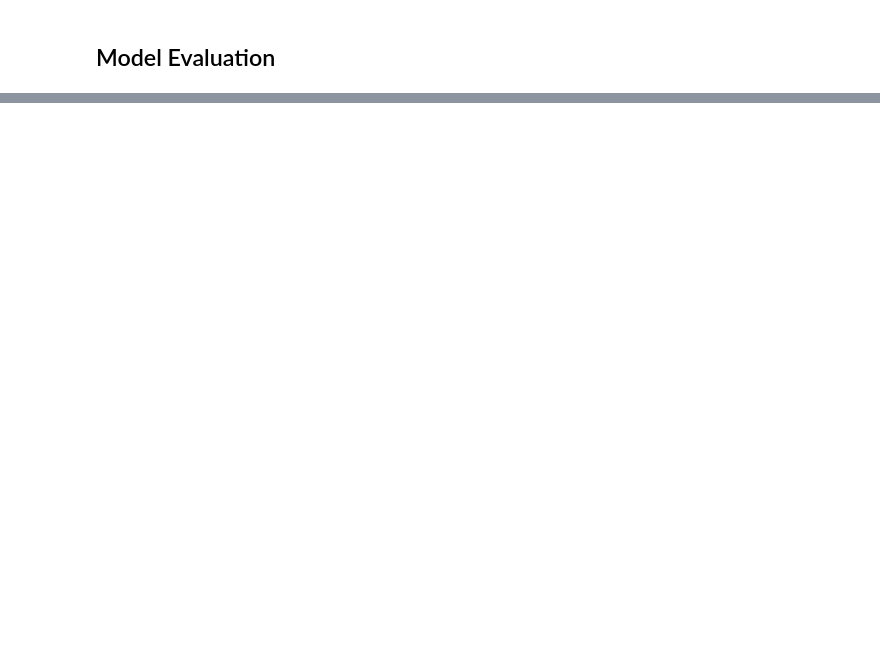
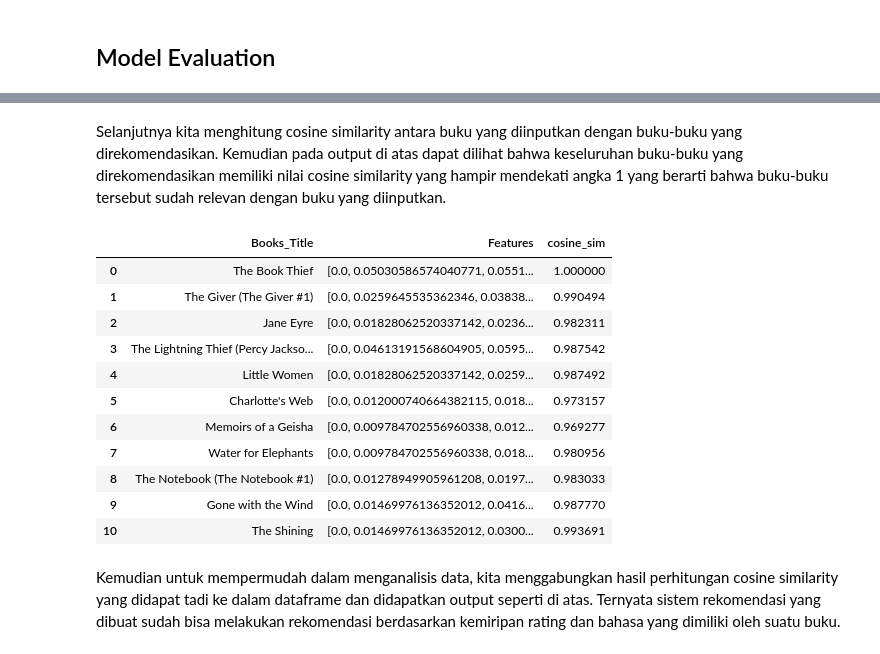
Before and after one commit to habibsatya/dicoding-training, a Jupyter notebook: code/books-recommendation.ipynb, the cells around one changed output, grey strips where cells are left out. Drawn from its saved outputs; the diff is of its cells as text; code cells hidden in the pictures; blank space fills up the shorter version.

```diff
--- a/code/books-recommendation.ipynb
+++ b/code/books-recommendation.ipynb
@@ -585,0 +571,3 @@ books_recommendation
+# %%
+books_recommendation, books_features = BookRecommender('The Book Thief')
+books_recommendation[1:]
@@ -589,0 +611,6 @@ Berdasarkan output di atas, sistem kita telah berhasil merekomendasikan buku yan
+# %%
+index_values = ['0', '1', '2', '3', '4', '5', '6', '7', '8', '9', '10']
+column_values = ['Books_Title']
+
+books_rec = pd.DataFrame(data=books_recommendation, index=index_values, columns=column_values)
+books_rec
@@ -589,0 +632,3 @@ Berdasarkan output di atas, sistem kita telah berhasil merekomendasikan buku yan
+# %%
+books_rec['Features'] = books_features
+books_rec
@@ -589,0 +648,8 @@ Berdasarkan output di atas, sistem kita telah berhasil merekomendasikan buku yan
+# %%
+from numpy.linalg import norm
+
+cosine_sim = []
+for features in range(len(books_rec['Features'])):
+    cosine = np.dot(books_rec['Features'][0], books_rec['Features'][features])/(norm(books_rec['Features'][0])*norm(books_rec['Features'][features]))
+    cosine_sim.append(cosine)
+    print("Cosine Similarity:", cosine)
@@ -589,0 +668,20 @@ Berdasarkan output di atas, sistem kita telah berhasil merekomendasikan buku yan
+# %% [markdown]
+Selanjutnya kita menghitung cosine similarity antara buku yang diinputkan dengan buku-buku yang direkomendasikan. Kemudian pada output di atas dapat dilihat bahwa keseluruhan buku-buku yang direkomendasikan memiliki nilai cosine similarity yang hampir mendekati angka 1 yang berarti bahwa buku-buku tersebut sudah relevan dengan buku yang diinputkan.
+# %%
+books_rec['cosine_sim'] = cosine_sim
+books_rec
+# %% [output]
+|  | Books_Title | Features | cosine_sim |
+| 0 | The Book Thief | [0.0, 0.05030586574040771, 0.0551... | 1.000000 |
+| 1 | The Giver (The Giver #1) | [0.0, 0.0259645535362346, 0.03838... | 0.990494 |
+| 2 | Jane Eyre | [0.0, 0.01828062520337142, 0.0236... | 0.982311 |
+| 3 | The Lightning Thief (Percy Jackso... | [0.0, 0.04613191568604905, 0.0595... | 0.987542 |
+| 4 | Little Women | [0.0, 0.01828062520337142, 0.0259... | 0.987492 |
+| 5 | Charlotte's Web | [0.0, 0.012000740664382115, 0.018... | 0.973157 |
+| 6 | Memoirs of a Geisha | [0.0, 0.009784702556960338, 0.012... | 0.969277 |
+| 7 | Water for Elephants | [0.0, 0.009784702556960338, 0.018... | 0.980956 |
+| 8 | The Notebook (The Notebook #1) | [0.0, 0.01278949905961208, 0.0197... | 0.983033 |
+| 9 | Gone with the Wind | [0.0, 0.01469976136352012, 0.0416... | 0.987770 |
+| 10 | The Shining | [0.0, 0.01469976136352012, 0.0300... | 0.993691 |
+# %% [markdown]
+Kemudian untuk mempermudah dalam menganalisis data, kita menggabungkan hasil perhitungan cosine similarity yang didapat tadi ke dalam dataframe dan didapatkan output seperti di atas. Ternyata sistem rekomendasi yang dibuat sudah bisa melakukan rekomendasi berdasarkan kemiripan rating dan bahasa yang dimiliki oleh suatu buku.
```
Also changed, not shown: parts of 12 cells of this notebook.
